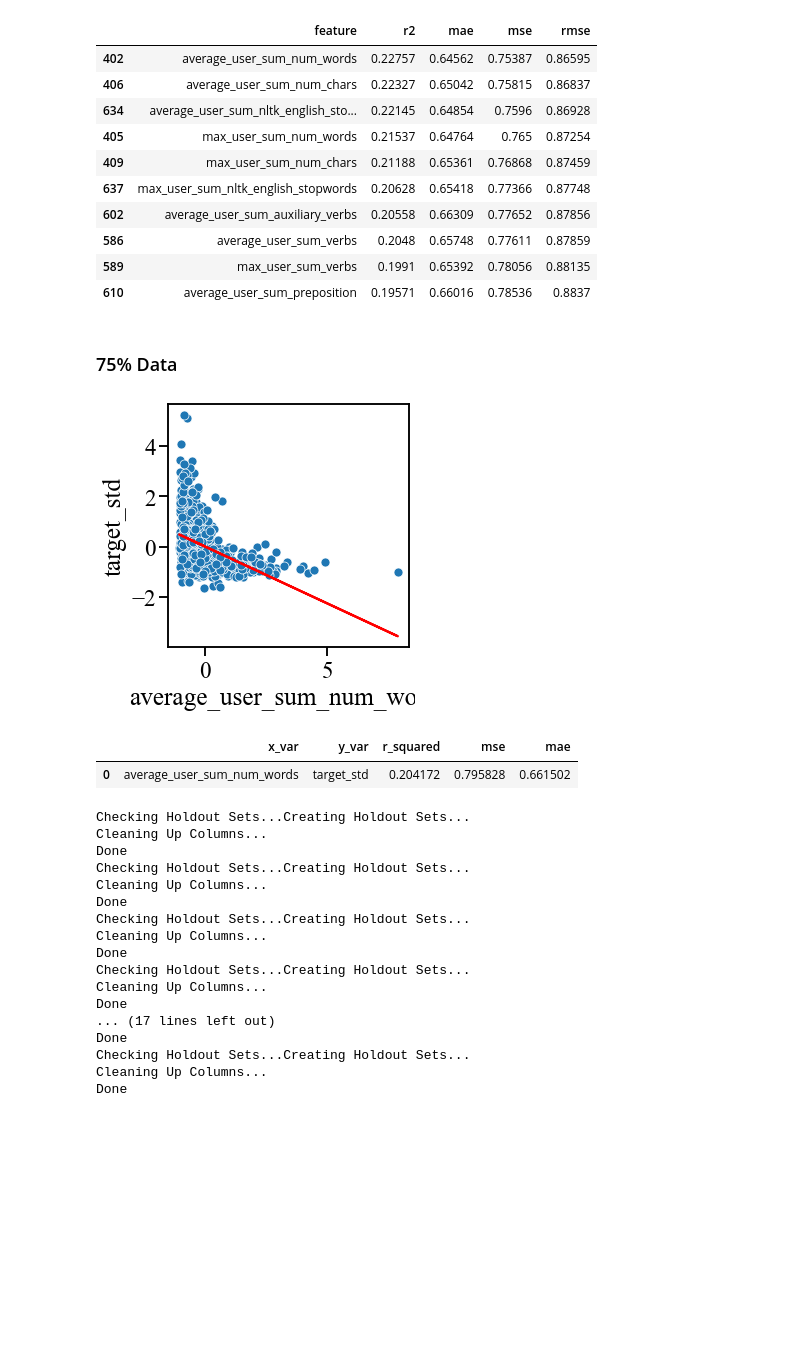
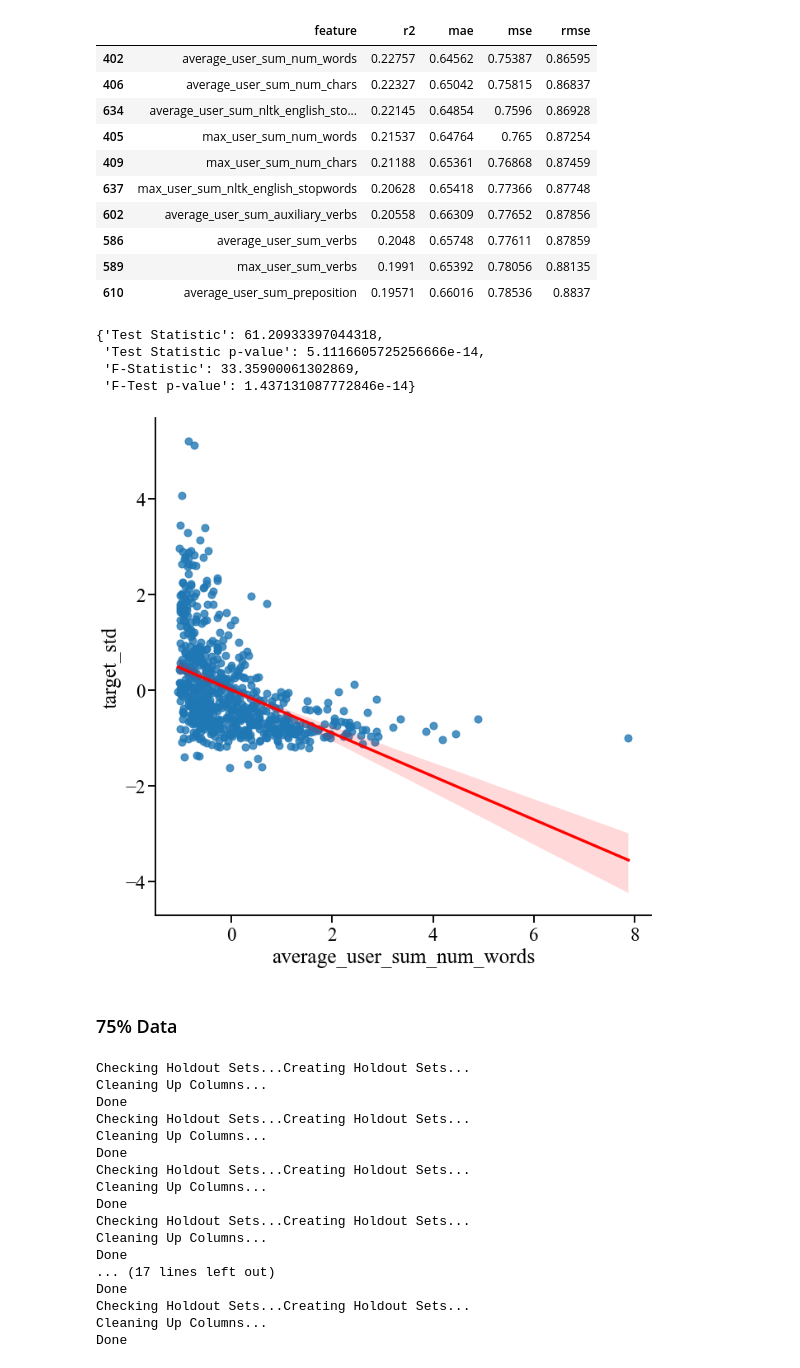
Before and after one commit to Watts-Lab/team_comm_tools, a Jupyter notebook: feature_engine/model/model_per_task_simple_linear_models.ipynb, the cells around one changed output. Saved outputs shown, nothing was run; the diff lists cells and outputs as text; code cells hidden in the pictures; blank space fills up the shorter version.

```diff
--- a/feature_engine/model/model_per_task_simple_linear_models.ipynb
+++ b/feature_engine/model/model_per_task_simple_linear_models.ipynb
@@ -405,3 +434,16 @@ Done
 | 610 | average_user_sum_preposition | 0.19571 | 0.66016 | 0.78536 | 0.8837 |
 # %%
 csop_blended_train_metrics.head(10).to_csv('./top_features_from_simple_reg/csop_top_10.csv')
+# %%
+get_heteroskedasticity_test(csop_blended_model.conv["average_user_sum_num_words"], csop_blended_model.conv["target_std"])
+# %% [output]
+{'Test Statistic': 61.20933397044318,
+ 'Test Statistic p-value': 5.1116605725256666e-14,
+ 'F-Statistic': 33.35900061302869,
+ 'F-Test p-value': 1.437131087772846e-14}
+# %%
+# look at some correlations
+sns.lmplot(csop_blended_model.conv, x = "average_user_sum_num_words", y = "target_std", line_kws={'color': 'red'}, height = 10)
+plt.savefig('./figures/csop_sum_num_words_lmplot.svg')
+# %% [output]
+[figure, added]
@@ -408,12 +452,5 @@ csop_blended_train_metrics.head(10).to_csv('./top_features_from_simple_reg/csop_
 # %% [markdown]
 ### 75% Data
-# %%
-# look at some correlations
-sns.pairplot(csop_blended_model.conv, )
-# %% [output]
-[figure, removed]
-|  | x_var | y_var | r_squared | mse | mae |
-| 0 | average_user_sum_num_words | target_std | 0.204172 | 0.795828 | 0.661502 |
 # %%
 csop_blended_model75 = ModelBuilder(dataset_names = ["csop", "csopII"], output_dir = '../output/first_75/')
 csop_blended_model75.select_target(target=["efficiency", "efficiency"])
```
Also changed, not shown: parts of 9 cells of this notebook, 46 other files.
